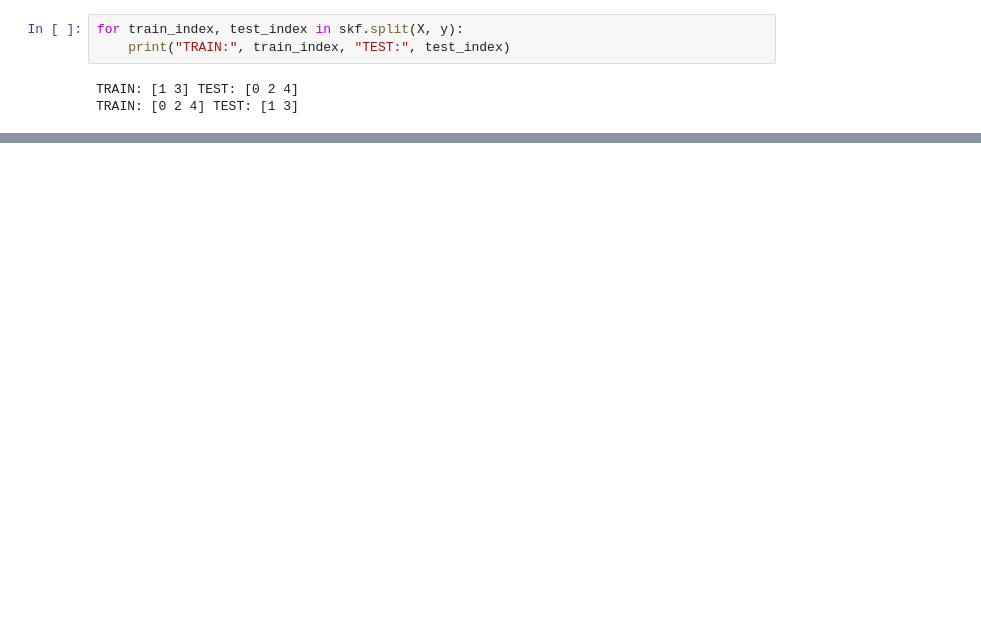
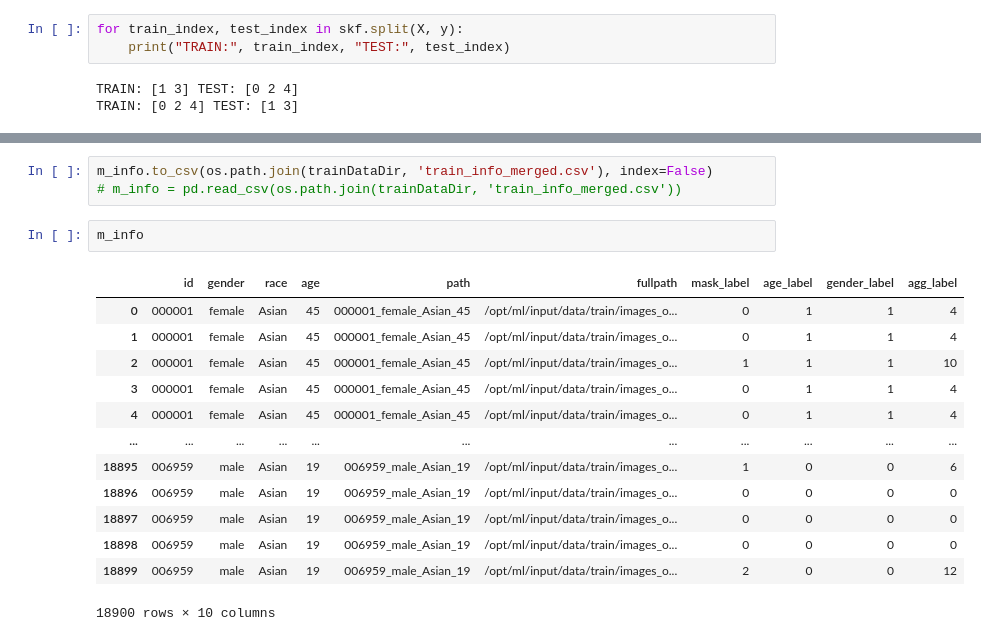
Before and after one commit to hathatinggroot/pstage-image-classification, a Jupyter notebook: data/data_lab.ipynb, the cells around one changed output, grey strips where cells are left out. Cells and saved outputs as stored; diff of their text form; blank space fills up the shorter version.

```diff
--- a/data/data_lab.ipynb
+++ b/data/data_lab.ipynb
@@ -106,0 +184,19 @@ for train, test in skf.split()
+# %%
+m_info.to_csv(os.path.join(trainDataDir, 'train_info_merged.csv'), index=False)
+# m_info = pd.read_csv(os.path.join(trainDataDir, 'train_info_merged.csv'))
+# %%
+m_info
+# %% [output]
+|  | id | gender | race | age | path | fullpath | mask_label | age_label | gender_label | agg_label |
+| 0 | 000001 | female | Asian | 45 | 000001_female_Asian_45 | /opt/ml/input/data/train/images_o... | 0 | 1 | 1 | 4 |
+| 1 | 000001 | female | Asian | 45 | 000001_female_Asian_45 | /opt/ml/input/data/train/images_o... | 0 | 1 | 1 | 4 |
+| 2 | 000001 | female | Asian | 45 | 000001_female_Asian_45 | /opt/ml/input/data/train/images_o... | 1 | 1 | 1 | 10 |
+| 3 | 000001 | female | Asian | 45 | 000001_female_Asian_45 | /opt/ml/input/data/train/images_o... | 0 | 1 | 1 | 4 |
+| 4 | 000001 | female | Asian | 45 | 000001_female_Asian_45 | /opt/ml/input/data/train/images_o... | 0 | 1 | 1 | 4 |
+| ... | ... | ... | ... | ... | ... | ... | ... | ... | ... | ... |
+| 18895 | 006959 | male | Asian | 19 | 006959_male_Asian_19 | /opt/ml/input/data/train/images_o... | 1 | 0 | 0 | 6 |
+| 18896 | 006959 | male | Asian | 19 | 006959_male_Asian_19 | /opt/ml/input/data/train/images_o... | 0 | 0 | 0 | 0 |
+| 18897 | 006959 | male | Asian | 19 | 006959_male_Asian_19 | /opt/ml/input/data/train/images_o... | 0 | 0 | 0 | 0 |
+| 18898 | 006959 | male | Asian | 19 | 006959_male_Asian_19 | /opt/ml/input/data/train/images_o... | 0 | 0 | 0 | 0 |
+| 18899 | 006959 | male | Asian | 19 | 006959_male_Asian_19 | /opt/ml/input/data/train/images_o... | 2 | 0 | 0 | 12 |
+18900 rows × 10 columns
```
Also changed, not shown: parts of 40 cells of this notebook, 40 other files.
